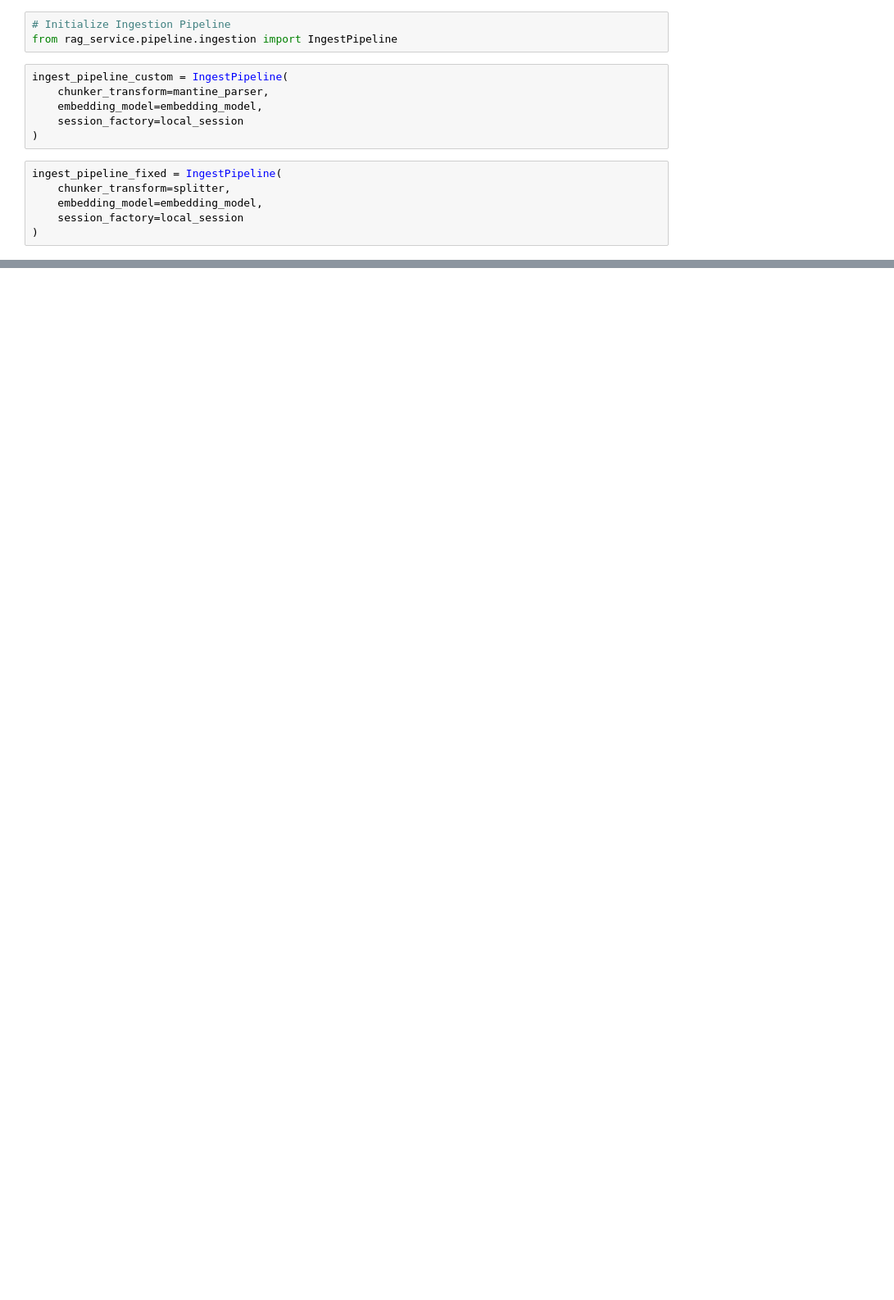
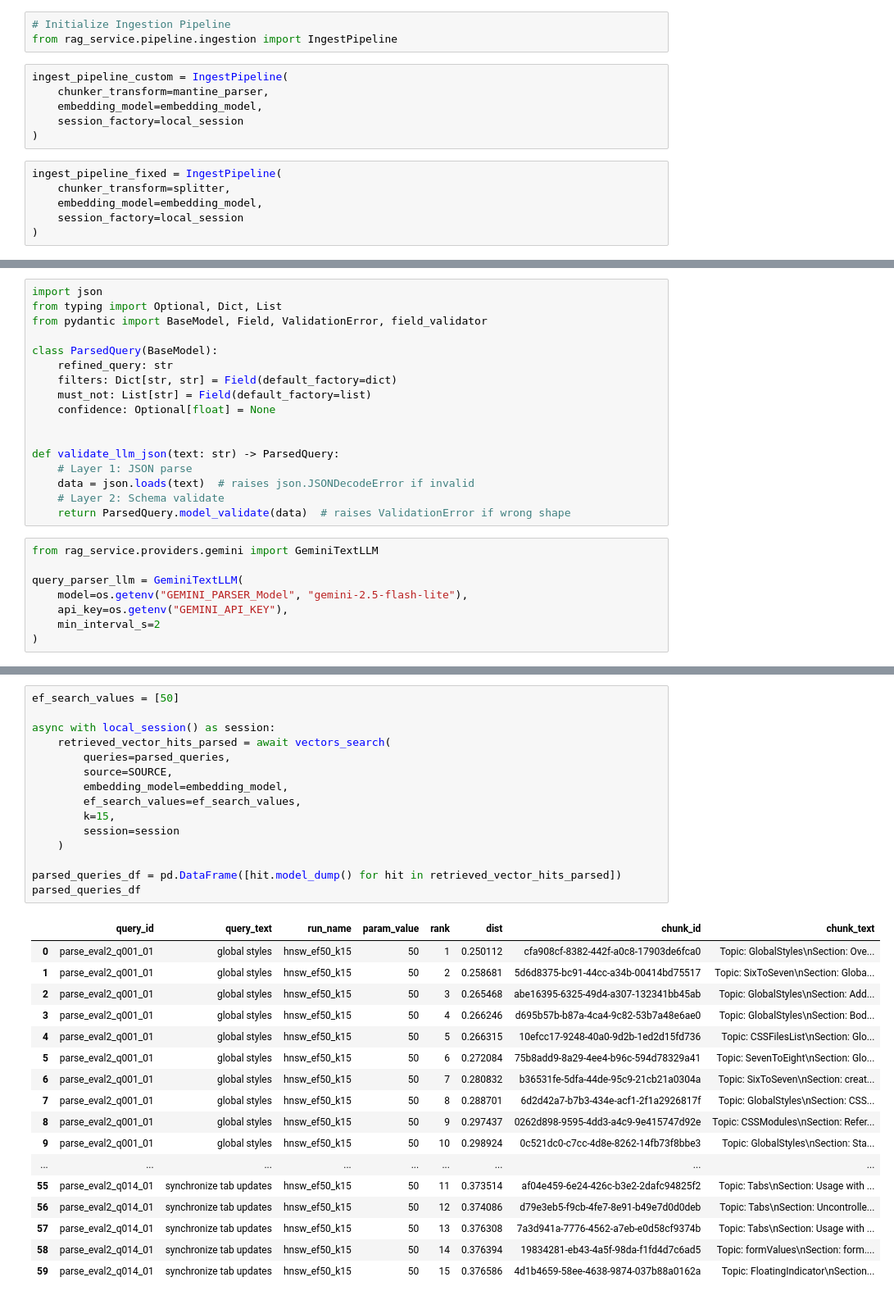
Before and after one commit to Haochen92/RAG_service, a Jupyter notebook: notebooks/rag_mantine.ipynb, the cells around one changed output, grey strips where cells are left out. Shown at 82% size. Saved outputs shown, nothing was run; the diff lists cells and outputs as text; blank space fills up the shorter version.

```diff
--- a/notebooks/rag_mantine.ipynb
+++ b/notebooks/rag_mantine.ipynb
@@ -272,0 +426,25 @@ path
+# %%
+import json
+from typing import Optional, Dict, List
+from pydantic import BaseModel, Field, ValidationError, field_validator
+
+class ParsedQuery(BaseModel):
+    refined_query: str
+    filters: Dict[str, str] = Field(default_factory=dict)
+    must_not: List[str] = Field(default_factory=list)
+    confidence: Optional[float] = None
+
+
+def validate_llm_json(text: str) -> ParsedQuery:
+    # Layer 1: JSON parse
+    data = json.loads(text)  # raises json.JSONDecodeError if invalid
+    # Layer 2: Schema validate
+    return ParsedQuery.model_validate(data)  # raises ValidationError if wrong shape
+# %%
+from rag_service.providers.gemini import GeminiTextLLM
+
+query_parser_llm = GeminiTextLLM(
+    model=os.getenv("GEMINI_PARSER_Model", "gemini-2.5-flash-lite"),
+    api_key=os.getenv("GEMINI_API_KEY"),
+    min_interval_s=2
+)
@@ -272,0 +535,33 @@ path
+# %%
+ef_search_values = [50]
+
+async with local_session() as session:
+    retrieved_vector_hits_parsed = await vectors_search(
+        queries=parsed_queries,
+        source=SOURCE,
+        embedding_model=embedding_model,
+        ef_search_values=ef_search_values,
+        k=15,
+        session=session
+    )
+
+parsed_queries_df = pd.DataFrame([hit.model_dump() for hit in retrieved_vector_hits_parsed])
+parsed_queries_df
+# %% [output]
+|  | query_id | query_text | run_name | param_value | rank | dist | chunk_id | chunk_text |
+| 0 | parse_eval2_q001_01 | global styles | hnsw_ef50_k15 | 50 | 1 | 0.250112 | cfa908cf-8382-442f-a0c8-17903de6fca0 | Topic: GlobalStyles\nSection: Ove... |
+| 1 | parse_eval2_q001_01 | global styles | hnsw_ef50_k15 | 50 | 2 | 0.258681 | 5d6d8375-bc91-44cc-a34b-00414bd75517 | Topic: SixToSeven\nSection: Globa... |
+| 2 | parse_eval2_q001_01 | global styles | hnsw_ef50_k15 | 50 | 3 | 0.265468 | abe16395-6325-49d4-a307-132341bb45ab | Topic: GlobalStyles\nSection: Add... |
+| 3 | parse_eval2_q001_01 | global styles | hnsw_ef50_k15 | 50 | 4 | 0.266246 | d695b57b-b87a-4ca4-9c82-53b7a48e6ae0 | Topic: GlobalStyles\nSection: Bod... |
+| 4 | parse_eval2_q001_01 | global styles | hnsw_ef50_k15 | 50 | 5 | 0.266315 | 10efcc17-9248-40a0-9d2b-1ed2d15fd736 | Topic: CSSFilesList\nSection: Glo... |
+| 5 | parse_eval2_q001_01 | global styles | hnsw_ef50_k15 | 50 | 6 | 0.272084 | 75b8add9-8a29-4ee4-b96c-594d78329a41 | Topic: SevenToEight\nSection: Glo... |
+| 6 | parse_eval2_q001_01 | global styles | hnsw_ef50_k15 | 50 | 7 | 0.280832 | b36531fe-5dfa-44de-95c9-21cb21a0304a | Topic: SixToSeven\nSection: creat... |
+| 7 | parse_eval2_q001_01 | global styles | hnsw_ef50_k15 | 50 | 8 | 0.288701 | 6d2d42a7-b7b3-434e-acf1-2f1a2926817f | Topic: GlobalStyles\nSection: CSS... |
+| 8 | parse_eval2_q001_01 | global styles | hnsw_ef50_k15 | 50 | 9 | 0.297437 | 0262d898-9595-4dd3-a4c9-9e415747d92e | Topic: CSSModules\nSection: Refer... |
+| 9 | parse_eval2_q001_01 | global styles | hnsw_ef50_k15 | 50 | 10 | 0.298924 | 0c521dc0-c7cc-4d8e-8262-14fb73f8bbe3 | Topic: GlobalStyles\nSection: Sta... |
+| ... | ... | ... | ... | ... | ... | ... | ... | ... |
+| 55 | parse_eval2_q014_01 | synchronize tab updates | hnsw_ef50_k15 | 50 | 11 | 0.373514 | af04e459-6e24-426c-b3e2-2dafc94825f2 | Topic: Tabs\nSection: Usage with ... |
+| 56 | parse_eval2_q014_01 | synchronize tab updates | hnsw_ef50_k15 | 50 | 12 | 0.374086 | d79e3eb5-f9cb-4fe7-8e91-b49e7d0d0deb | Topic: Tabs\nSection: Uncontrolle... |
+| 57 | parse_eval2_q014_01 | synchronize tab updates | hnsw_ef50_k15 | 50 | 13 | 0.376308 | 7a3d941a-7776-4562-a7eb-e0d58cf9374b | Topic: Tabs\nSection: Usage with ... |
+| 58 | parse_eval2_q014_01 | synchronize tab updates | hnsw_ef50_k15 | 50 | 14 | 0.376394 | 19834281-eb43-4a5f-98da-f1fd4d7c6ad5 | Topic: formValues\nSection: form.... |
+| 59 | parse_eval2_q014_01 | synchronize tab updates | hnsw_ef50_k15 | 50 | 15 | 0.376586 | 4d1b4659-58ee-4638-9874-037b88a0162a | Topic: FloatingIndicator\nSection... |
```
Also changed, not shown: parts of 94 cells of this notebook.
